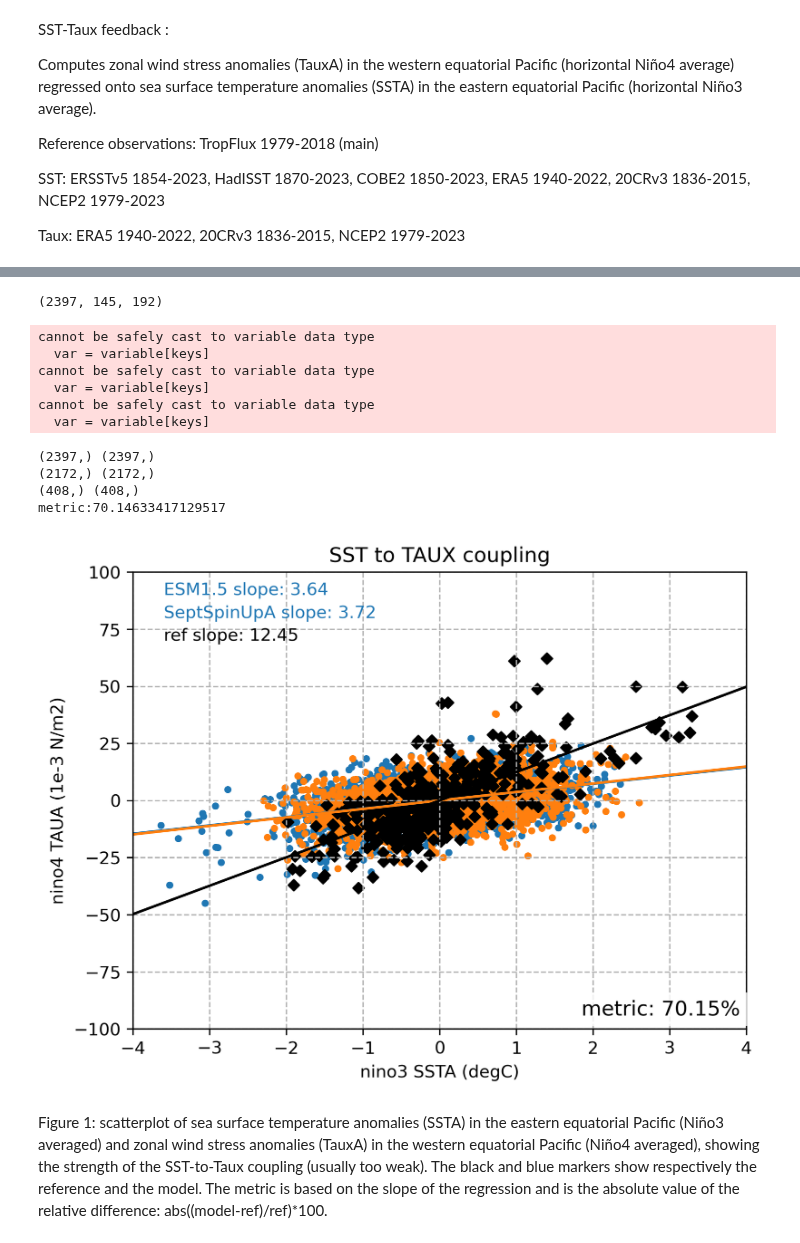
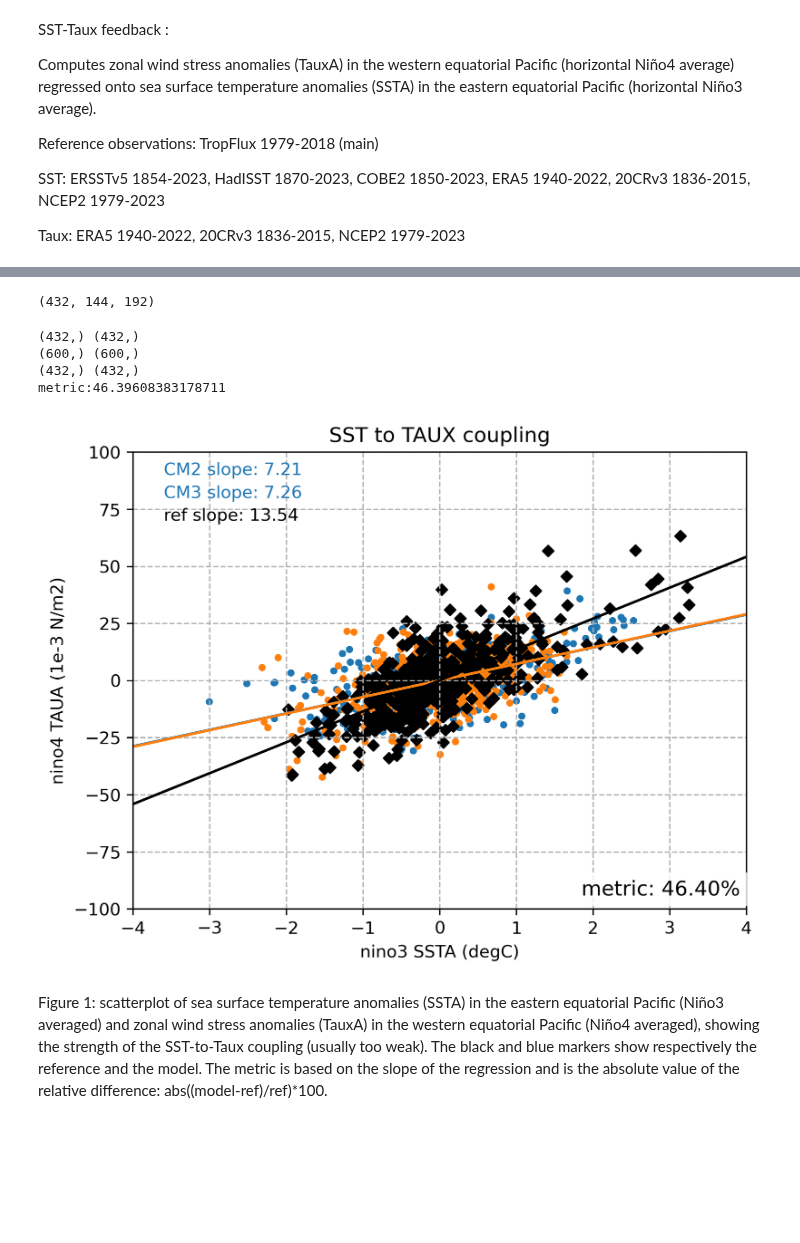
Before and after one commit to ACCESS-Community-Hub/access-cm3-paper-1, a Jupyter notebook: notebooks/sandbox-python/ENSO_recipes/20-SST_Taux_feedback.ipynb, the cells around one changed output, grey strips where cells are left out. Drawn from its saved outputs; the diff is of its cells as text; code cells hidden in the pictures; blank space fills up the shorter version.

```diff
--- a/notebooks/sandbox-python/ENSO_recipes/20-SST_Taux_feedback.ipynb
+++ b/notebooks/sandbox-python/ENSO_recipes/20-SST_Taux_feedback.ipynb
@@ -180,7 +183,7 @@ def sst_east(cube, start, end):
     cube = extract_time(cube, start_year=start, end_year=end, start_month=1, end_month=12, start_day=1, end_day=31)
     cube = convert_units(cube, units="degC")
 #    cube = mask_landsea(cube, mask_out="land") #not req
-    cube = regrid(cube, target_grid="1x1", scheme="linear")
+#    cube = regrid(cube, target_grid="1x1", scheme="linear")
     cube = anomalies(cube, period="monthly")
     cube = detrend(cube, dimension="time", method="linear")
     cube = extract_region(cube, **nino3_region)
@@ -203,19 +206,19 @@ def taux_west(cube, start, end):
     cube = area_statistics(cube,operator='mean')
     return cube
 # %%
-model_ctrltos_prep = {name: sst_east(dataset,900,1100) for name, dataset in model_ctrlts_datasets.items()}
+model_ctrlts_prep = {name: sst_east(dataset,1979,2014) for name, dataset in model_ctrlts_datasets.items()}
 #for name,dataset in model_ctrltauu_datasets.items():
 #    model_ctrltauu_datasets_swap = dataset.transpose([2,1,0])
-print(model_ctrltauu_datasets['ACCESS-ESM1-5'].shape)
-model_ctrltauu_prep = {name: taux_west(dataset,900,1100) for name, dataset in model_ctrltauu_datasets.items()}
+print(model_ctrltauu_datasets['ACCESS-CM2'].shape)
+model_ctrltauu_prep = {name: taux_west(dataset,1979,2014) for name, dataset in model_ctrltauu_datasets.items()}
 # %% [output]
-(2397, 145, 192)
+(432, 144, 192)
 # %%
 model_tos_prep = sst_east(esm16cube_ts,startyear,endyear)
 model_tauu_prep = taux_west(esm16cube_tauu,startyear,endyear)
 # %%
-obs_tos_prep = {name: sst_east(dataset,1979,2012) for name, dataset in obs_tos_datasets.items()}
-obs_tauu_prep = {name: taux_west(dataset,1979,2012) for name, dataset in obs_tauu_datasets.items()}
+obs_tos_prep = {name: sst_east(dataset,1979,2014) for name, dataset in obs_tos_datasets.items()}
+obs_tauu_prep = {name: taux_west(dataset,1979,2014) for name, dataset in obs_tauu_datasets.items()}
 # %%
 
 def linreg_1d(tauu_cube, ts_cube):
@@ -235,8 +238,8 @@ def linreg_1d(tauu_cube, ts_cube):
 # %%
 xseq = np.linspace(-4, 4, num=100)
 
-# linregress(model_tauu_prep["ACCESS-ESM1-5"].data, model_tos_prep["ACCESS-ESM1-5"].data)
-slope, intcpt = linreg_1d(model_ctrltauu_prep["ACCESS-ESM1-5"], model_ctrltos_prep["ACCESS-ESM1-5"])
+# linregress(model_tauu_prep["ACCESS-CM2"].data, model_tos_prep["ACCESS-CM2"].data)
+slope, intcpt = linreg_1d(model_ctrltauu_prep["ACCESS-CM2"], model_ctrlts_prep["ACCESS-CM2"])
 plt.plot(xseq, intcpt+slope*xseq)
 ctrlmod_slope = slope
 
@@ -245,7 +248,7 @@ plt.plot(xseq, intcpt+slope*xseq)
 mod_slope = slope
 
 # # #problem with nan's in obs
-# cube = obs_tauu_prep["NOAA-CIRES-20CR-V2"]
+# cube = obs_tauu_prep["ERA-Interim"]
 
 # cube_nan_fixed = cube.copy()
 
@@ -254,55 +257,49 @@ mod_slope = slope
 #     lambda x: np.nan_to_num(x, nan=0.0)
 # )
 # print(cube_nan_fixed.data)
-# #obs_tauu_prep["NOAA-CIRES-20CR-V2"].data = cube_nan_fixed.data
+# #obs_tauu_prep["ERA-Interim"].data = cube_nan_fixed.data
 #
 
-slope, intcpt = linreg_1d(obs_tauu_prep["NOAA-CIRES-20CR-V2"], obs_tos_prep["HadISST"])
+slope, intcpt = linreg_1d(obs_tauu_prep["ERA-Interim"], obs_tos_prep["HadISST"])
 plt.plot(xseq, intcpt+slope*xseq, color='black')
 metric_val = abs((mod_slope-slope)/slope)*100
 
-print(model_ctrltauu_prep["ACCESS-ESM1-5"].shape, model_ctrltos_prep["ACCESS-ESM1-5"].shape) #scatter plot
-yunit = model_ctrltauu_prep["ACCESS-ESM1-5"].units
-xunit = model_ctrltos_prep["ACCESS-ESM1-5"].units
-plt.scatter(model_ctrltos_prep["ACCESS-ESM1-5"].data, model_ctrltauu_prep["ACCESS-ESM1-5"].data, s=10)
+print(model_ctrltauu_prep["ACCESS-CM2"].shape, model_ctrlts_prep["ACCESS-CM2"].shape) #scatter plot
+yunit = model_ctrltauu_prep["ACCESS-CM2"].units
+xunit = model_ctrlts_prep["ACCESS-CM2"].units
+plt.scatter(model_ctrlts_prep["ACCESS-CM2"].data, model_ctrltauu_prep["ACCESS-CM2"].data, s=10)
 
 
 print(model_tauu_prep.shape, model_tos_prep.shape) #scatter plot
 yunit = model_tauu_prep.units
 xunit = model_tos_prep.units
 plt.scatter(model_tos_prep.data, model_tauu_prep.data, s=10)
 
 
-print(obs_tos_prep["HadISST"].shape, obs_tauu_prep["NOAA-CIRES-20CR-V2"].shape)
-plt.scatter(obs_tos_prep["HadISST"].data, obs_tauu_prep["NOAA-CIRES-20CR-V2"].data,s=20, c='black', marker='D')
+print(obs_tos_prep["HadISST"].shape, obs_tauu_prep["ERA-Interim"].shape)
+plt.scatter(obs_tos_prep["HadISST"].data, obs_tauu_prep["ERA-Interim"].data,s=20, c='black', marker='D')
 plt.xlim(-4,4)
 plt.ylim(-100,100)
 
 plt.title('SST to TAUX coupling')
 plt.ylabel(f'nino4 TAUA ({yunit})')
 plt.xlabel(f'nino3 SSTA ({xunit})')
 plt.grid(linestyle='--')
 ## text slope
-plt.text(0.05,0.95, f'ESM1.5 slope: {ctrlmod_slope:.2f}', color='C0',transform=plt.gca().transAxes)
+plt.text(0.05,0.95, f'CM2 slope: {ctrlmod_slope:.2f}', color='C0',transform=plt.gca().transAxes)
 
 plt.text(0.05,0.9, mylabel+f' slope: {mod_slope:.2f}', color='C0',transform=plt.gca().transAxes)
 plt.text(0.05,0.85, f'ref slope: {slope:.2f}', color='black',transform=plt.gca().transAxes)
 
 plt.text(0.99, 0.03, f'metric: {metric_val:.2f}%', fontsize=12, ha='right',
          transform=plt.gca().transAxes, bbox=dict(facecolor='white', alpha=0.8, edgecolor='none'))
 print(f'metric:{metric_val}')
 # %% [output]
-cannot be safely cast to variable data type
-  var = variable[keys]
-cannot be safely cast to variable data type
-  var = variable[keys]
-cannot be safely cast to variable data type
-  var = variable[keys]
+(432,) (432,)
+(600,) (600,)
+(432,) (432,)
+metric:46.39608383178711
-(2397,) (2397,)
-(2172,) (2172,)
-(408,) (408,)
-metric:70.14633417129517
-[figure, old version]
+[figure, new version]
 # %% [markdown]
 Figure 1: scatterplot of sea surface temperature anomalies (SSTA) in the eastern equatorial Pacific (Niño3 averaged) and zonal wind stress anomalies (TauxA) in the western equatorial Pacific (Niño4 averaged), showing the strength of the SST-to-Taux coupling (usually too weak). The black and blue markers show respectively the reference and the model. The metric is based on the slope of the regression and is the absolute value of the relative difference: abs((model-ref)/ref)*100.
 # %% [markdown]
```
Also changed, not shown: parts of 13 cells of this notebook, 16 other files.
